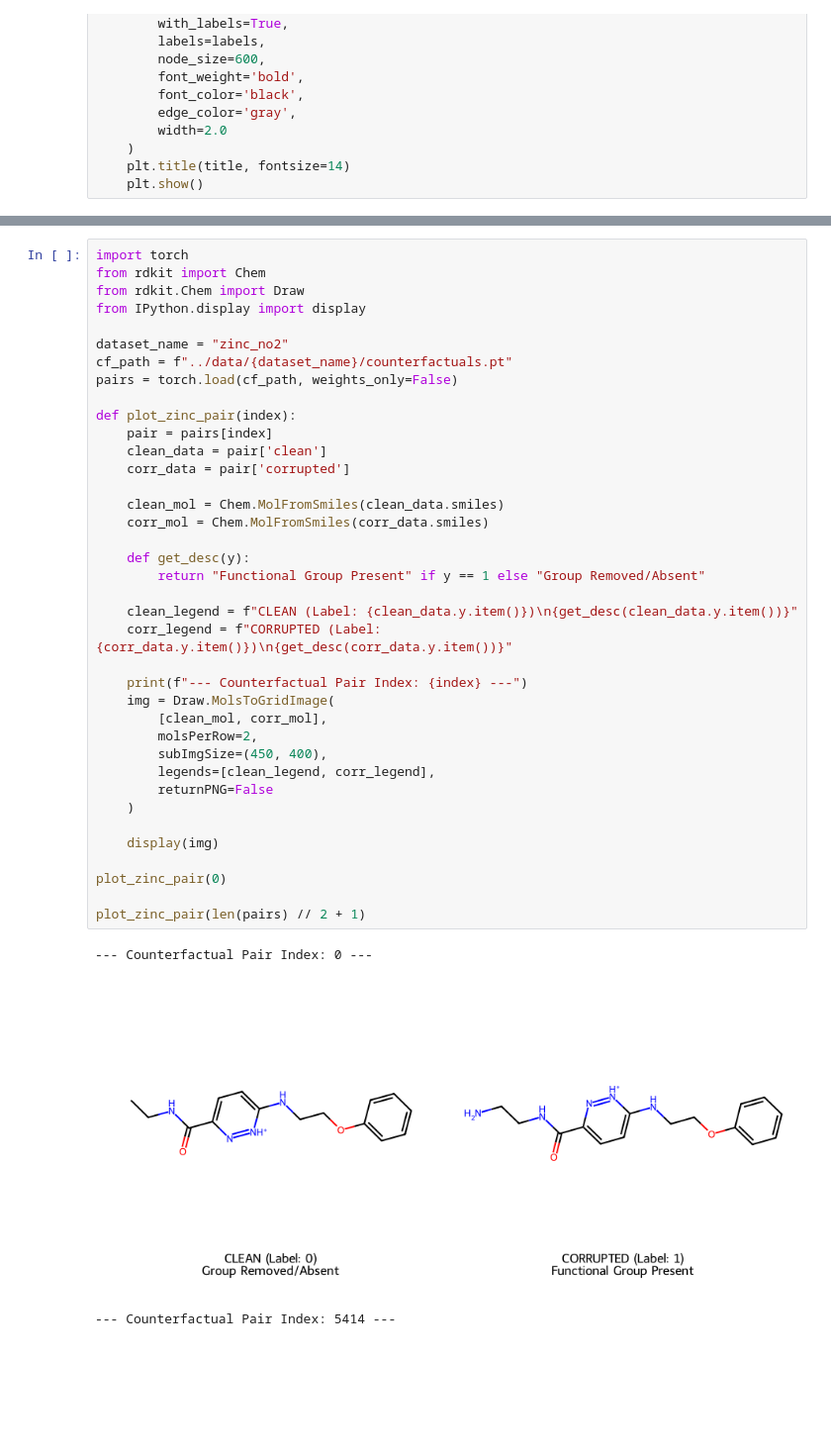
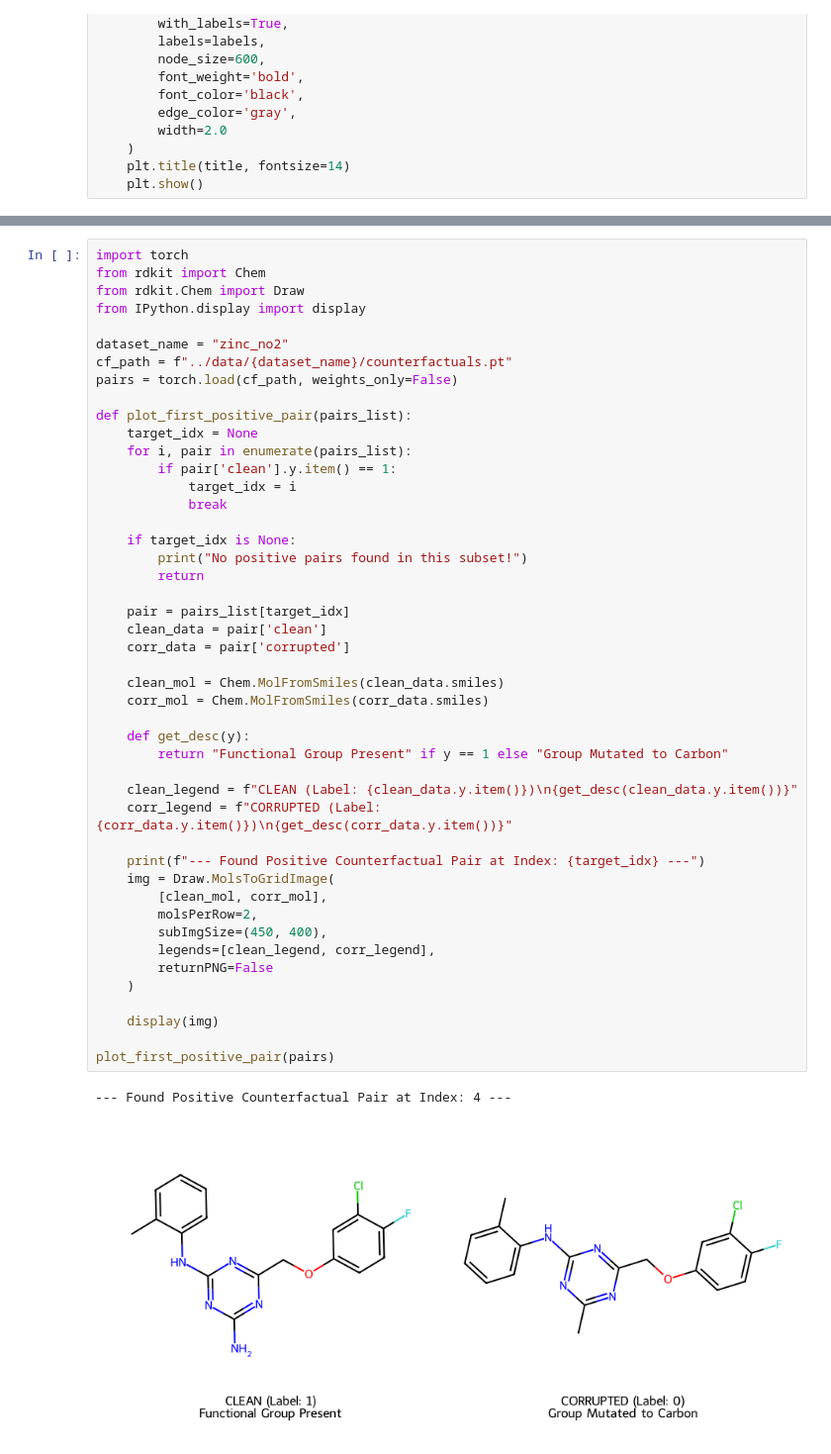
Before and after one commit to nswierkowski/EAPGT, a Jupyter notebook: notebook/02_visualize_zinc.ipynb, the cells around one changed output, grey strips where cells are left out. Shown at 99% size. Saved outputs shown, nothing was run; the diff lists cells and outputs as text; blank space fills up the shorter version.

```diff
--- a/notebook/02_visualize_zinc.ipynb
+++ b/notebook/02_visualize_zinc.ipynb
@@ -148,40 +148,47 @@ import torch
 from rdkit import Chem
 from rdkit.Chem import Draw
 from IPython.display import display
 
 dataset_name = "zinc_no2"
 cf_path = f"../data/{dataset_name}/counterfactuals.pt"
 pairs = torch.load(cf_path, weights_only=False)
 
-def plot_zinc_pair(index):
-    pair = pairs[index]
+def plot_first_positive_pair(pairs_list):
+    target_idx = None
+    for i, pair in enumerate(pairs_list):
+        if pair['clean'].y.item() == 1:
+            target_idx = i
+            break
+
+    if target_idx is None:
+        print("No positive pairs found in this subset!")
+        return
+
+    pair = pairs_list[target_idx]
     clean_data = pair['clean']
     corr_data = pair['corrupted']
 
     clean_mol = Chem.MolFromSmiles(clean_data.smiles)
     corr_mol = Chem.MolFromSmiles(corr_data.smiles)
 
     def get_desc(y):
-        return "Functional Group Present" if y == 1 else "Group Removed/Absent"
+        return "Functional Group Present" if y == 1 else "Group Mutated to Carbon"
 
     clean_legend = f"CLEAN (Label: {clean_data.y.item()})\n{get_desc(clean_data.y.item())}"
     corr_legend = f"CORRUPTED (Label: {corr_data.y.item()})\n{get_desc(corr_data.y.item())}"
 
-    print(f"--- Counterfactual Pair Index: {index} ---")
+    print(f"--- Found Positive Counterfactual Pair at Index: {target_idx} ---")
     img = Draw.MolsToGridImage(
         [clean_mol, corr_mol],
         molsPerRow=2,
         subImgSize=(450, 400),
         legends=[clean_legend, corr_legend],
         returnPNG=False
     )
 
     display(img)
 
-plot_zinc_pair(0)
-
-plot_zinc_pair(len(pairs) // 2 + 1)
+plot_first_positive_pair(pairs)
 # %% [output]
---- Counterfactual Pair Index: 0 ---
+--- Found Positive Counterfactual Pair at Index: 4 ---
-[figure, old version]
+[figure, new version]
---- Counterfactual Pair Index: 5414 ---
```
Also changed, not shown: parts of 4 cells of this notebook, 23 other files.
